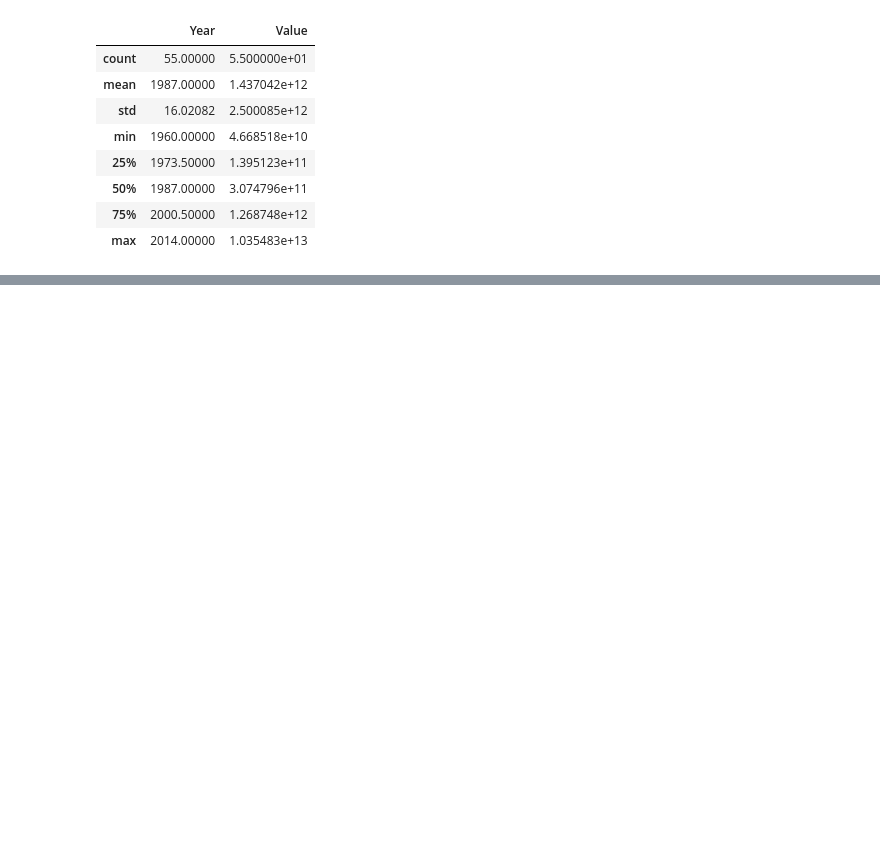
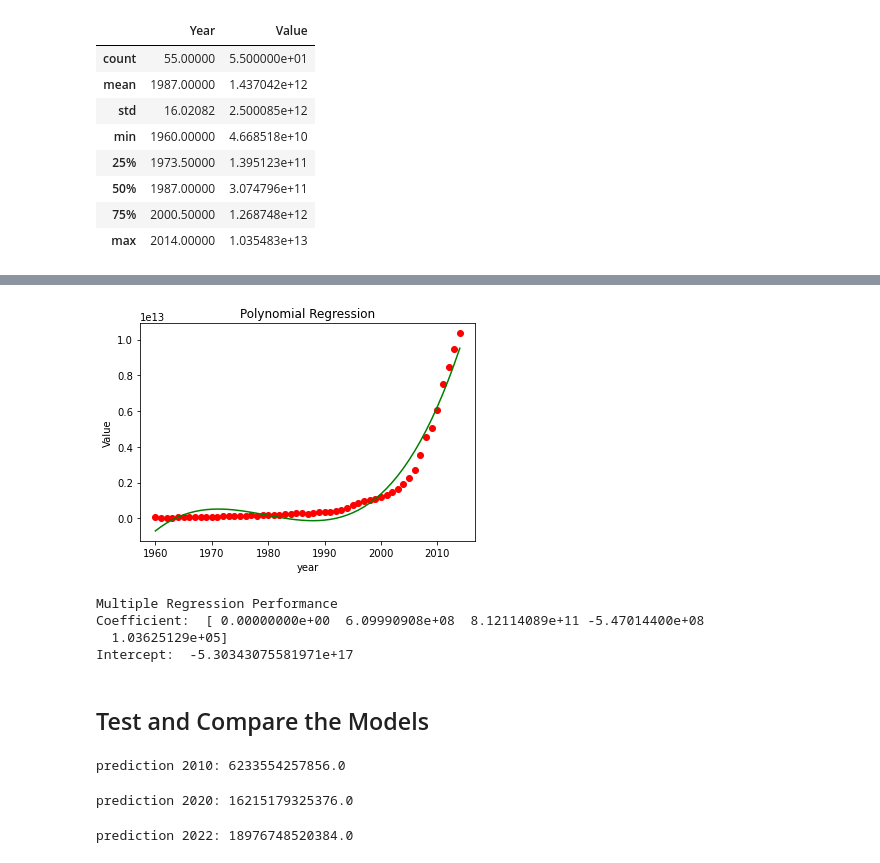
Before and after one commit to mp525/DatascienceAssignments, a Jupyter notebook: A5/Prediction by Regression.ipynb, the cells around one changed output, grey strips where cells are left out. Cells and saved outputs as stored; diff of their text form; code cells hidden in the pictures; blank space fills up the shorter version.

```diff
--- a/A5/Prediction by Regression.ipynb
+++ b/A5/Prediction by Regression.ipynb
@@ -57,0 +93,6 @@ plt.plot([1960, df["Year"].max()],[x,np.exp(x)])
+# %%
+# polynomial regression model
+polyreg = PolynomialFeatures(degree=4)
+
+# transform my train data to adjust the polynom to linear regression model
+X_pol = polyreg.fit_transform(X)
@@ -57,0 +105,3 @@ plt.plot([1960, df["Year"].max()],[x,np.exp(x)])
+# %%
+# apply the model on my train data
+y_predicted = pollinreg.predict(X_pol)
@@ -57,0 +125,41 @@ plt.plot([1960, df["Year"].max()],[x,np.exp(x)])
+# %%
+# Visualise the Polymonial Regression results
+plt.title('Polynomial Regression')
+plt.scatter(X, y, color='red')
+plt.plot(X, y_predicted, color='green')
+plt.xlabel('year')
+plt.ylabel('Value')
+plt.show()
+# %% [output]
+[figure, added]
+# %%
+print("Multiple Regression Performance")
+
+# The coefficients
+print('Coefficient: ', pollinreg.coef_)
+print('Intercept: ', pollinreg.intercept_)
+# %% [output]
+Multiple Regression Performance
+Coefficient:  [ 0.00000000e+00  6.09990908e+08  8.12114089e+11 -5.47014400e+08
+  1.03625129e+05]
+Intercept:  -5.30343075581971e+17
+# %% [markdown]
+## Test and Compare the Models
+# %%
+# Predicting the same with Polymonial Regression
+result2010 = pollinreg.predict(polyreg.fit_transform([[2010]]))[0]
+print("prediction 2010:", result2010)
+# %% [output]
+prediction 2010: 6233554257856.0
+# %%
+# the second test
+result2020 = pollinreg.predict(polyreg.fit_transform([[2020]]))[0]
+print("prediction 2020:", result2020)
+# %% [output]
+prediction 2020: 16215179325376.0
+# %%
+# the third test
+result2022 = pollinreg.predict(polyreg.fit_transform([[2022]]))[0]
+print("prediction 2022:", result2022)
+# %% [output]
+prediction 2022: 18976748520384.0
```
Also changed, not shown: parts of 17 cells of this notebook.
